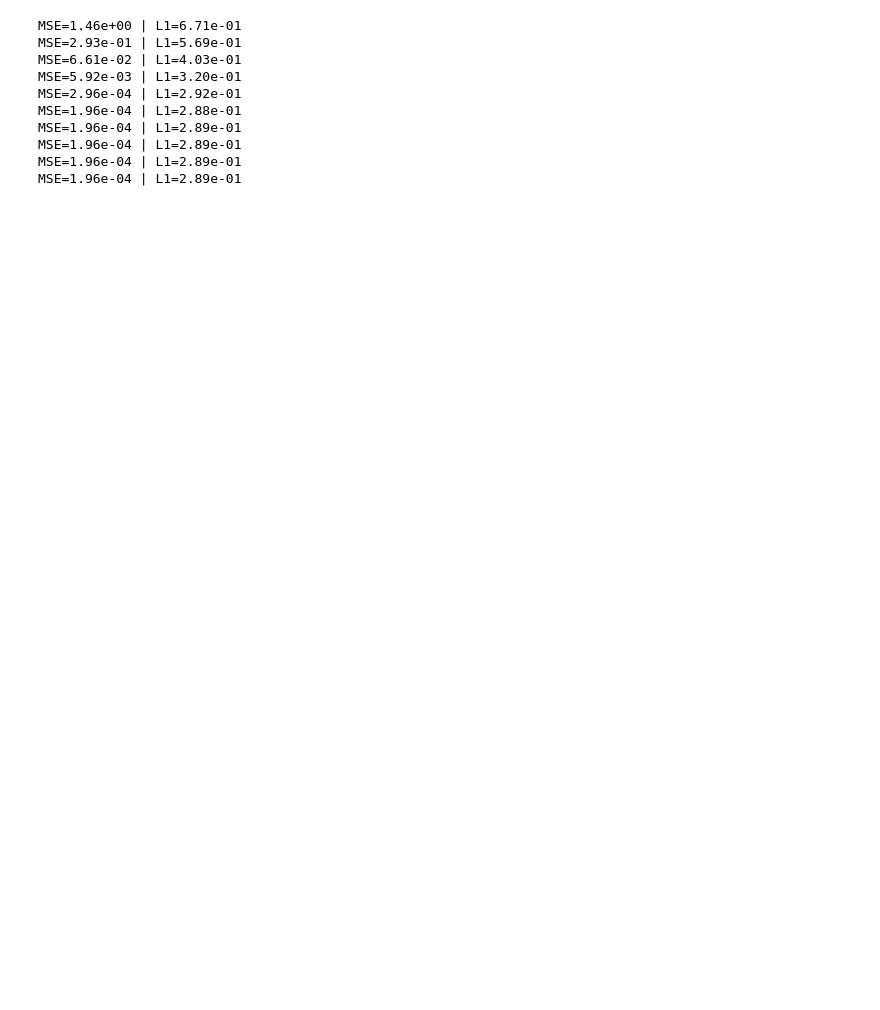
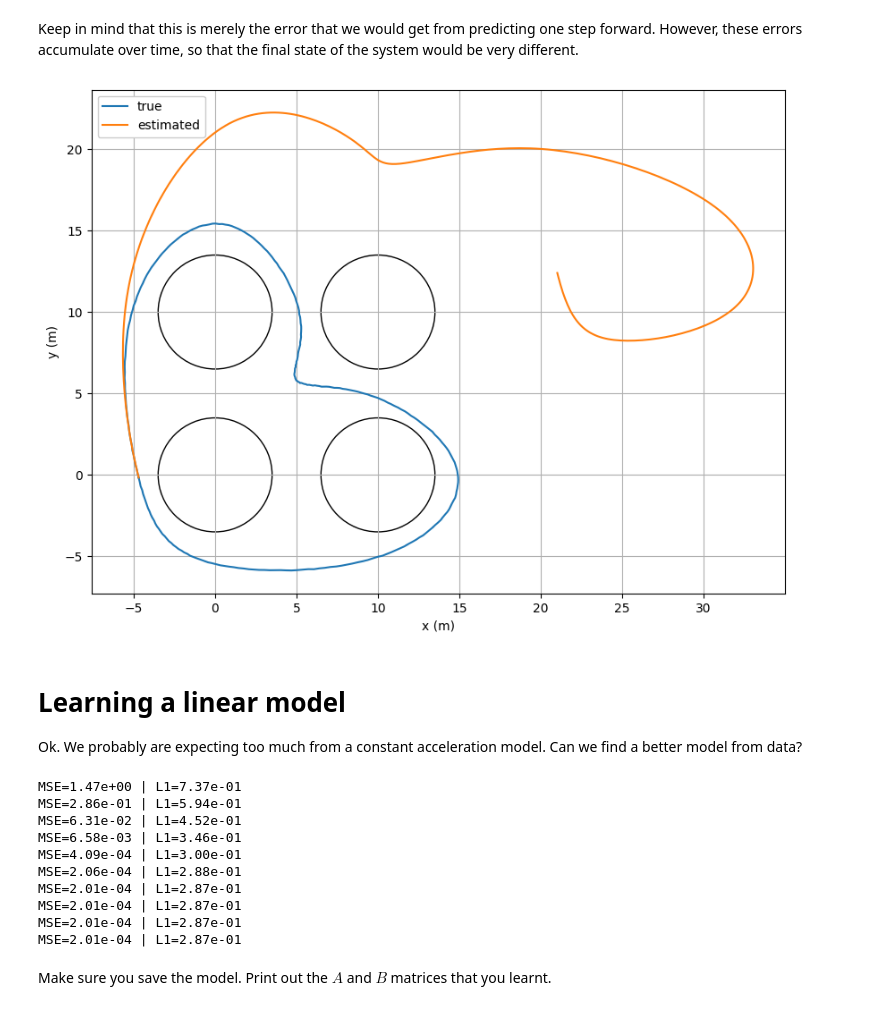
Before and after one commit to Damowerko/ese200, a Jupyter notebook: notebooks/linear_systems.ipynb, the cells around one changed output. Saved outputs shown, nothing was run; the diff lists cells and outputs as text; code cells hidden in the pictures; blank space fills up the shorter version.

Commit message:
linear systems notebook is looking good

```diff
--- a/notebooks/linear_systems.ipynb
+++ b/notebooks/linear_systems.ipynb
@@ -25,44 +51,67 @@ for x_ in x_expert:
+# %% [markdown]
+Keep in mind that this is merely the error that we would get from predicting one step forward. However, these errors accumulate over time, so that the final state of the system would be very different.
+# %%
+# use the same starting point as the expert
+x_estimate = np.zeros((len(t), A_ca.shape[0]))
+x_estimate[0] = x_expert[0]
+
+# simulate the trajectory
+for i in range(len(t) - 1):
+    x_estimate[i + 1] = x_estimate[i] @ A_ca.T + u_expert[i] @ B_ca.T
+
+plt.figure(figsize=(10, 10))
+plot_obstacles(plt.gca())
+plt.grid(True)
+plt.xlabel("x (m)")
+plt.ylabel("y (m)")
+plt.plot(x_expert[:, 0], x_expert[:, 1], "-", label="true")
+plt.plot(x_estimate[:, 0], x_estimate[:, 1], "-", label="estimated")
+plt.legend(loc="upper left", framealpha=1.0)
+plt.show()
+# %% [output]
+[figure, added]
+# %% [markdown]
+# Learning a linear model
+Ok. We probably are expecting too much from a constant acceleration model. Can we find a better model from data?
 # %%
-import torch
-import torch.nn as nn
-
 n_steps = 10000
 lr = 1e-3
-l1_weight = 1e-5
+l1_weight = 1e-3
 
-device = torch.device("cuda" if torch.cuda.is_available() else "cpu")
 x = torch.from_numpy(np.load(data_path / "states.npy")).to(device).float()
 u = torch.from_numpy(np.load(data_path / "inputs.npy")).to(device).float()
 
 n_states = x.shape[-1]
 n_inputs = u.shape[-1]
 
-A = torch.zeros(n_states, n_states, device=device, requires_grad=True)
-B = torch.zeros(n_states, n_inputs, device=device, requires_grad=True)
+A_learnt = torch.zeros(n_states, n_states, device=device, requires_grad=True)
+B_learnt = torch.zeros(n_states, n_inputs, device=device, requires_grad=True)
 
-optimizer = torch.optim.Adam([A, B], lr=lr)
+optimizer = torch.optim.Adam([A_learnt, B_learnt], lr=lr)
 for i in range(n_steps):
     optimizer.zero_grad()
-    x_pred = x[:, :-1] @ A.T + u[:, :-1] @ B.T
+    x_pred = x[:, :-1] @ A_learnt.T + u[:, :-1] @ B_learnt.T
     mse_loss = (x[:, 1:] - x_pred).pow(2).mean()
-    l1_loss = A.abs().mean() + B.abs().mean()
+    l1_loss = A_learnt.abs().mean() + B_learnt.abs().mean()
     loss = mse_loss + l1_weight * l1_loss
     loss.backward()
     optimizer.step()
     if i % (n_steps // 10) == n_steps // 10 - 1:
         print(f"MSE={mse_loss.item():.2e} | L1={l1_loss.item():.2e}")
 
-np.save(data_path / "A.npy", A.detach().cpu().numpy())
-np.save(data_path / "B.npy", B.detach().cpu().numpy())
+np.save(data_path / "A.npy", A_learnt.detach().cpu().numpy())
+np.save(data_path / "B.npy", B_learnt.detach().cpu().numpy())
 # %% [output]
-MSE=1.46e+00 | L1=6.71e-01
-MSE=2.93e-01 | L1=5.69e-01
-MSE=6.61e-02 | L1=4.03e-01
-MSE=5.92e-03 | L1=3.20e-01
-MSE=2.96e-04 | L1=2.92e-01
-MSE=1.96e-04 | L1=2.88e-01
-MSE=1.96e-04 | L1=2.89e-01
-MSE=1.96e-04 | L1=2.89e-01
-MSE=1.96e-04 | L1=2.89e-01
-MSE=1.96e-04 | L1=2.89e-01
+MSE=1.47e+00 | L1=7.37e-01
+MSE=2.86e-01 | L1=5.94e-01
+MSE=6.31e-02 | L1=4.52e-01
+MSE=6.58e-03 | L1=3.46e-01
+MSE=4.09e-04 | L1=3.00e-01
+MSE=2.06e-04 | L1=2.88e-01
+MSE=2.01e-04 | L1=2.87e-01
+MSE=2.01e-04 | L1=2.87e-01
+MSE=2.01e-04 | L1=2.87e-01
+MSE=2.01e-04 | L1=2.87e-01
+# %% [markdown]
+Make sure you save the model. Print out the $A$ and $B$ matrices that you learnt.
 # %%
```
Also changed, not shown: parts of 18 cells of this notebook, 7 other files.
